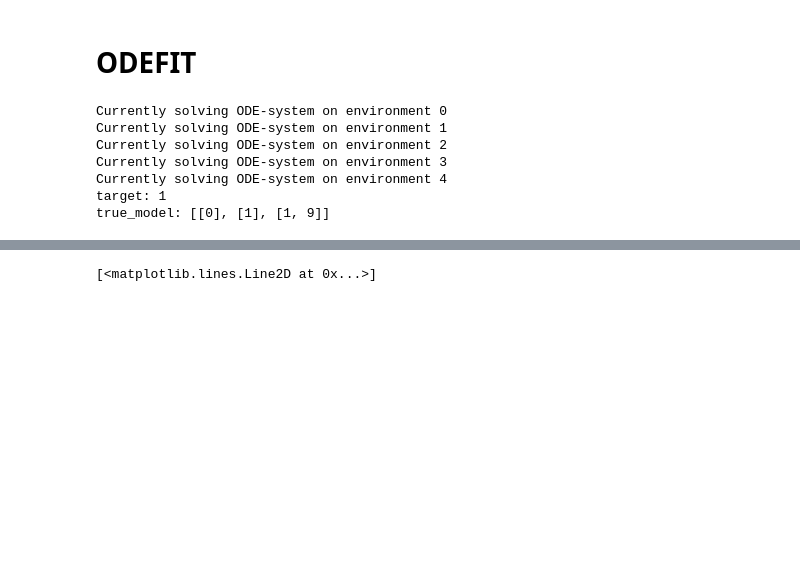
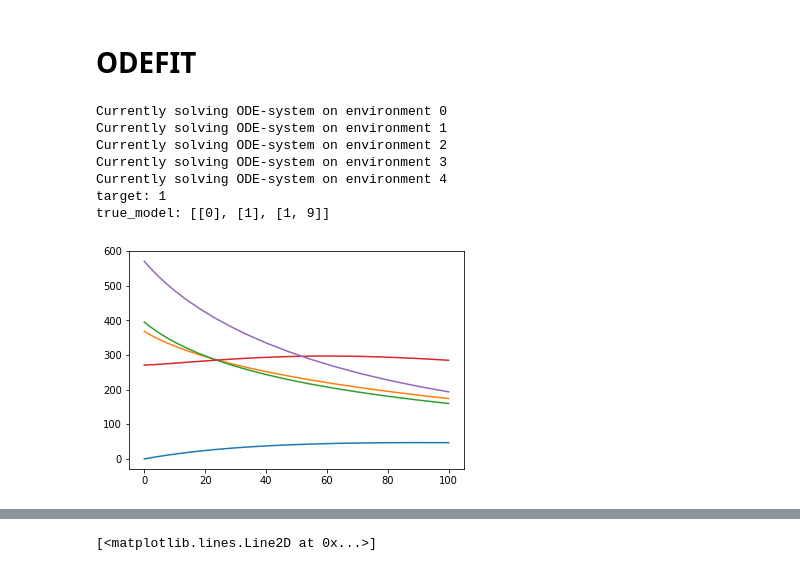
Before and after one commit to NiklasPfister/CausalKinetiX-python, a Jupyter notebook: dev/examples.ipynb, the cells around one changed output, grey strips where cells are left out. Drawn from its saved outputs; the diff is of its cells as text; code cells hidden in the pictures; blank space fills up the shorter version.

```diff
--- a/dev/examples.ipynb
+++ b/dev/examples.ipynb
@@ -225,20 +210,23 @@ from sklearn.linear_model import LinearRegression
 # %%
 ## Generate data from Maillard reaction
 simulation_obj = generate_data_maillard(target=1, noise=0.5, noise_target=10,
                                          env=np.array(list(range(5))*3),
                                          L=20)
 D = simulation_obj["simulated_data"]
 time = simulation_obj["time"]
 env = simulation_obj["env"]
 target = simulation_obj["target"]
 true_model = simulation_obj["true_model"]
 print("target: {}\ntrue_model: {}".format(target, true_model))
+for i in range(5):
+    plt.plot(time, D[i, target*20:(target+1)*20])
 # %% [output]
 Currently solving ODE-system on environment 0
 Currently solving ODE-system on environment 1
 Currently solving ODE-system on environment 2
 Currently solving ODE-system on environment 3
 Currently solving ODE-system on environment 4
 target: 1
 true_model: [[0], [1], [1, 9]]
+[figure, added]
 # %%
```
Also changed, not shown: parts of 16 cells of this notebook, 3 other files.
